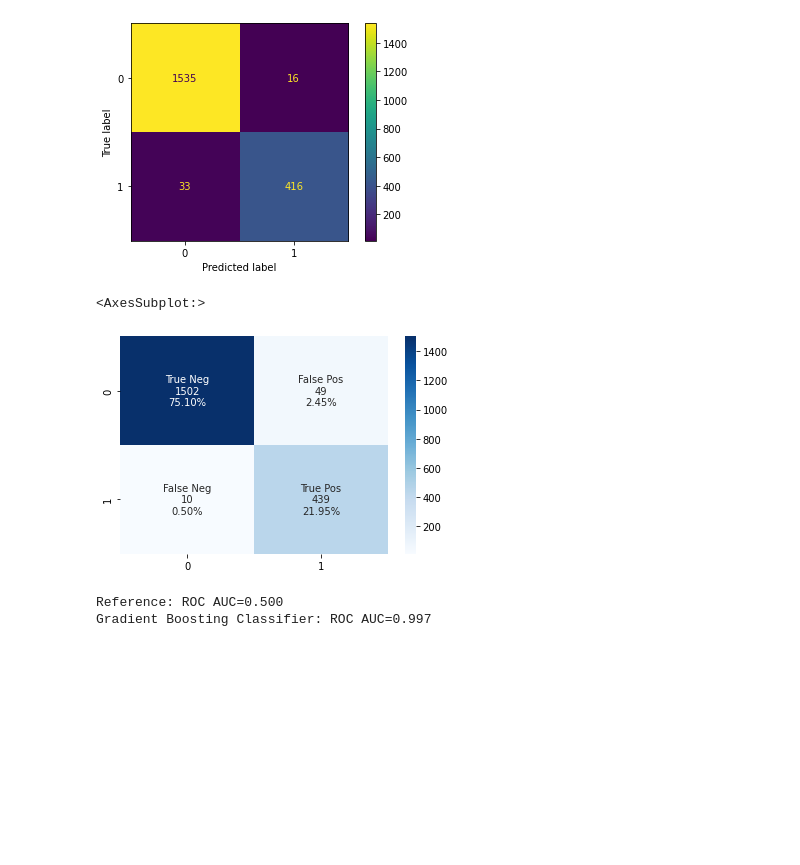
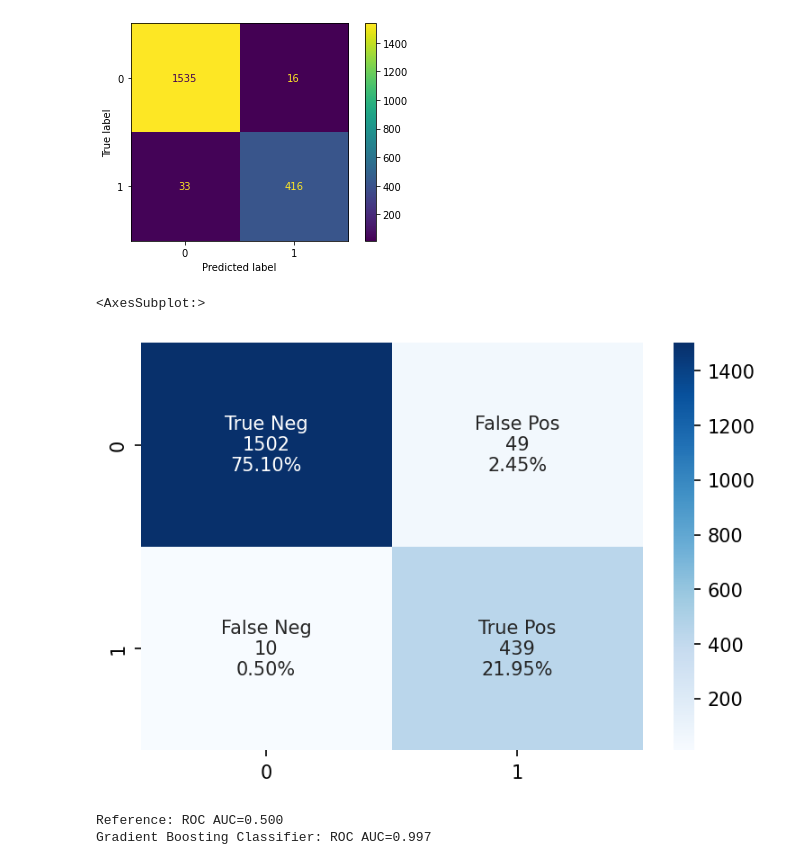
Before and after one commit to aidanwynn/INSITE-AI, a Jupyter notebook: base_model_predict.ipynb, the cells around one changed output. Saved outputs shown, nothing was run; the diff lists cells and outputs as text; code cells hidden in the pictures; blank space fills up the shorter version.

```diff
--- a/base_model_predict.ipynb
+++ b/base_model_predict.ipynb
@@ -128,20 +128,23 @@ plot_confusion_matrix(grid, X_test, y_test)
 # %%
 import numpy as np
 from sklearn.metrics import confusion_matrix
 predictions = (grid.predict_proba(X_test)[:,1] >= 0.27).astype(bool)
+# predictions = grid.predict(X_test)
 cf_matrix = confusion_matrix(y_test,predictions)
 group_names = ['True Neg','False Pos','False Neg','True Pos']
 group_counts = ["{0:0.0f}".format(value) for value in
                 cf_matrix.flatten()]
 group_percentages = ["{0:.2%}".format(value) for value in
                      cf_matrix.flatten()/np.sum(cf_matrix)]
 labels = [f"{v1}\n{v2}\n{v3}" for v1, v2, v3 in
           zip(group_names,group_counts,group_percentages)]
 labels = np.asarray(labels).reshape(2,2)
+plt.figure(
+           dpi = 150)
 sns.heatmap(cf_matrix, annot=labels, fmt='', cmap='Blues')
 # %% [output]
 <AxesSubplot:>
-[figure, old version]
+[figure, new version]
 # %%
 from sklearn.metrics import roc_curve
 from sklearn.metrics import roc_auc_score
```
Also changed, not shown: parts of 2 cells of this notebook, 6 other files.
